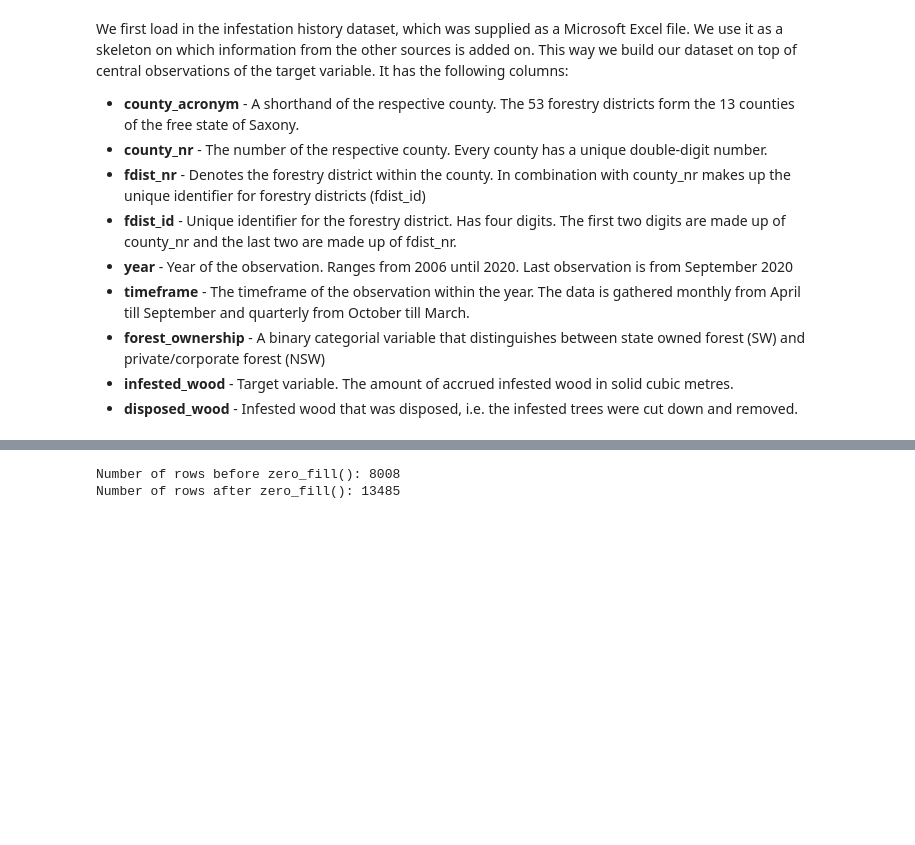
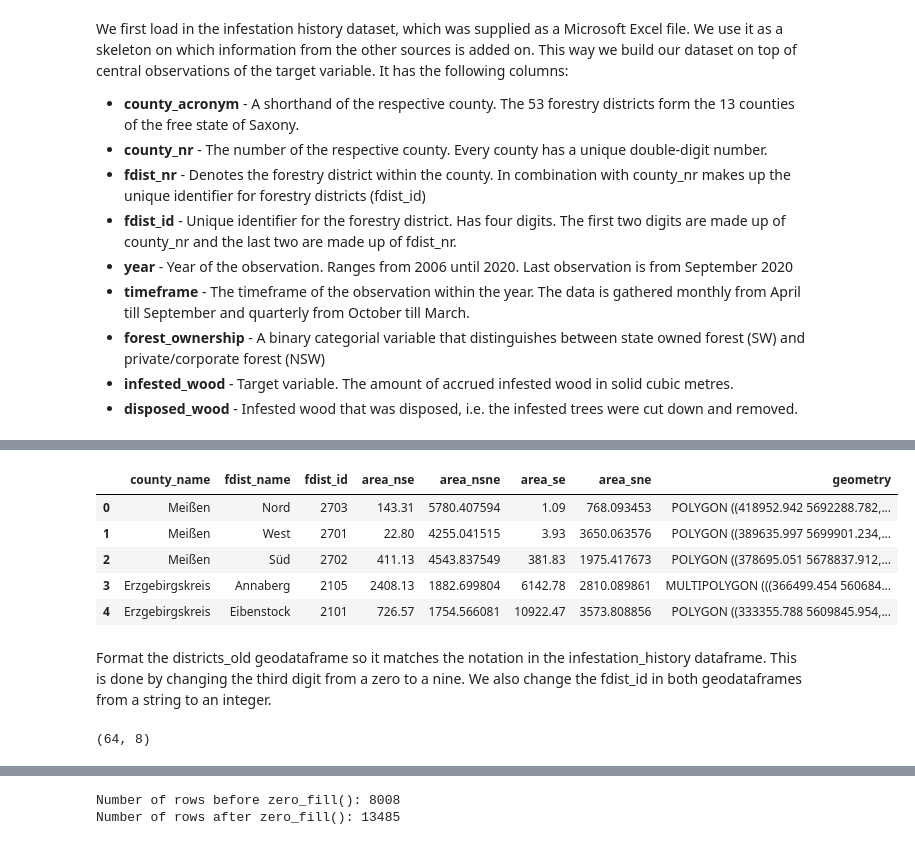
Before and after one commit to ho-ya/Bark_Beetle_Sachsenforst, a Jupyter notebook: 1_Data_Aggregation.ipynb, the cells around one changed output, grey strips where cells are left out. Saved outputs shown, nothing was run; the diff lists cells and outputs as text; code cells hidden in the pictures; blank space fills up the shorter version.

```diff
--- a/1_Data_Aggregation.ipynb
+++ b/1_Data_Aggregation.ipynb
@@ -271,0 +253,44 @@ Initially 839 observations with neither infested wood nor disposed wood (out of
+# %%
+# load in the second shape file as a geopandas geodataframe
+districts_old = gpd.read_file(
+    r'data_raw/shape/ufb_rev_vorUmstrukturierungen.shp',
+    encoding='utf-8'
+)
+
+# column names
+districts_old.columns=[
+    'county_name',
+    'fdist_name',
+    'fdist_id',
+    'area_nse',
+    'area_nsne',
+    'area_se',
+    'area_sne',
+    'geometry'
+]
+# display first few rows of the dataframe
+districts_old.head(5)
+# %% [output]
+|  | county_name | fdist_name | fdist_id | area_nse | area_nsne | area_se | area_sne | geometry |
+| 0 | Meißen | Nord | 2703 | 143.31 | 5780.407594 | 1.09 | 768.093453 | POLYGON ((418952.942 5692288.782,... |
+| 1 | Meißen | West | 2701 | 22.80 | 4255.041515 | 3.93 | 3650.063576 | POLYGON ((389635.997 5699901.234,... |
+| 2 | Meißen | Süd | 2702 | 411.13 | 4543.837549 | 381.83 | 1975.417673 | POLYGON ((378695.051 5678837.912,... |
+| 3 | Erzgebirgskreis | Annaberg | 2105 | 2408.13 | 1882.699804 | 6142.78 | 2810.089861 | MULTIPOLYGON (((366499.454 560684... |
+| 4 | Erzgebirgskreis | Eibenstock | 2101 | 726.57 | 1754.566081 | 10922.47 | 3573.808856 | POLYGON ((333355.788 5609845.954,... |
+# %% [markdown]
+Format the districts_old geodataframe so it matches the notation in the infestation_history dataframe. This is done by changing the third digit from a zero to a nine. We also change the fdist_id in both geodataframes from a string to an integer.
+# %%
+# to get the leading 9 notation for abolished forestry districts
+# add 90 to every 'fdist_id' in the districts_old dataframe
+districts_old['fdist_id'] = districts_old['fdist_id'].astype(int) + 90
+
+# also change 'fdist_id' of districts_new to type int
+districts_new['fdist_id'] = districts_new['fdist_id'].astype(int)
+
+# merge the geodataframes
+districts = pd.merge(districts_new, districts_old, how ='outer')
+
+# shape should be 64x8 now (53 new districts + 11 old districts)
+districts.shape
+# %% [output]
+(64, 8)
```
Also changed, not shown: parts of 61 cells of this notebook.
